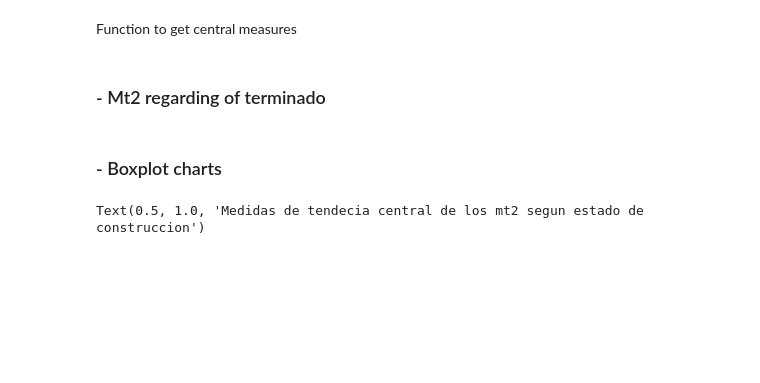
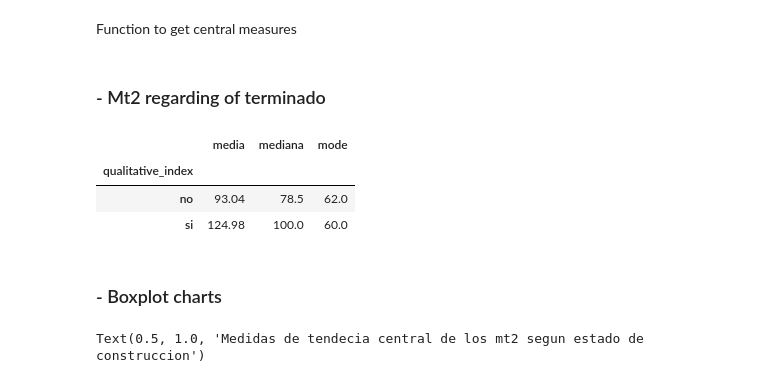
Before and after one commit to StanDoge/PYE-lab-1, a Jupyter notebook: main.ipynb, the cells around one changed output. Drawn from its saved outputs; the diff is of its cells as text; code cells hidden in the pictures; blank space fills up the shorter version.

Commit message:
Displaying central_m()

```diff
--- a/main.ipynb
+++ b/main.ipynb
@@ -193,7 +193,7 @@ Text(0.5, 1.0, 'Ubicaciones con más apartamentos terminados')
 # %% [markdown]
 ### - Price regarding of parqueadero
 # %%
-def get_cm (datasource,num_variable,qul_variable):
+def central_m (datasource, num_variable, qul_variable):
     """
 
     :param datasource: dataframe from where will be extract it the columns
@@ -219,7 +219,13 @@ price_parking_cm = get_cm(df,'precio','parqueadero')
 # %% [markdown]
 ### - Mt2 regarding of terminado
 # %%
-mt2_ended_cm = get_cm(df,'mt2','terminado')
+mt2_ended_cm = central_m(df, 'mt2', 'terminado')
+mt2_ended_cm
+# %% [output]
+|  | media | mediana | mode |
+| qualitative_index |  |  |  |
+| no | 93.04 | 78.5 | 62.0 |
+| si | 124.98 | 100.0 | 60.0 |
 # %% [markdown]
 ### - Boxplot charts
 # %%
```
Also changed, not shown: parts of 1 cell of this notebook.
